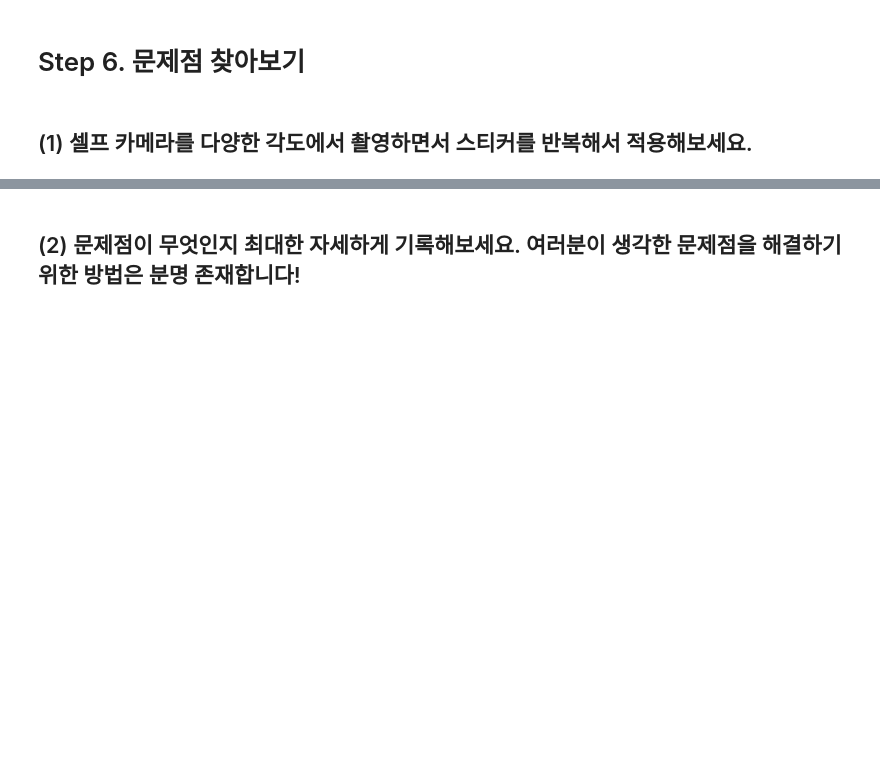
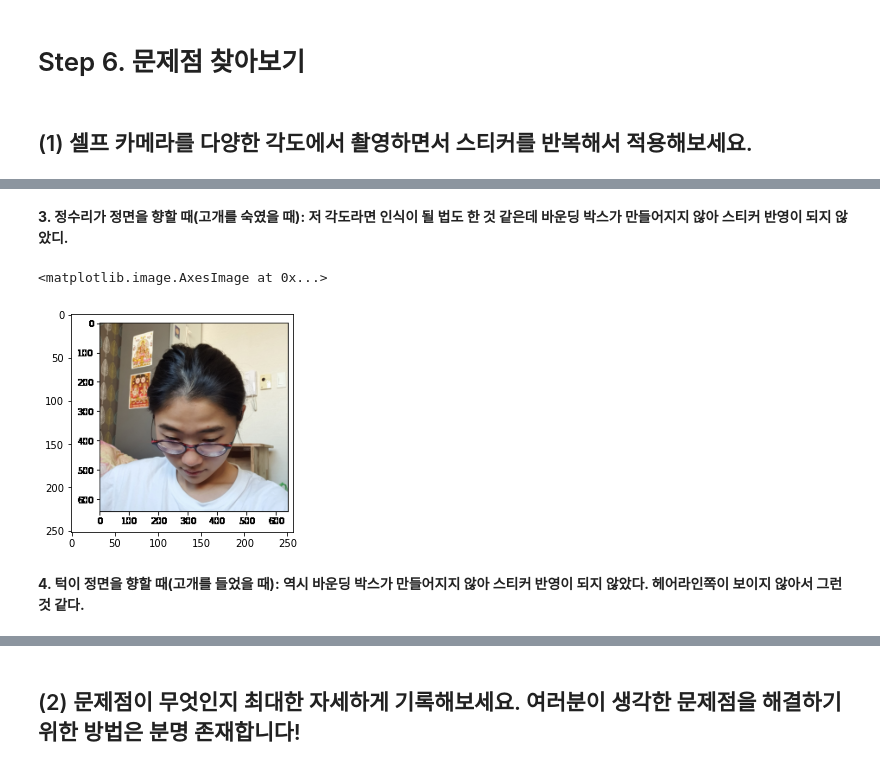
Before and after one commit to Jeongeun-Kwak/E, a Jupyter notebook: (E3) 3rd Camera Sticker App Initial Version Making.ipynb, the cells around one changed output, grey strips where cells are left out. Drawn from its saved outputs; the diff is of its cells as text; code cells hidden in the pictures; blank space fills up the shorter version.

```diff
--- a/(E3) 3rd Camera Sticker App Initial Version Making.ipynb
+++ b/(E3) 3rd Camera Sticker App Initial Version Making.ipynb
@@ -212,0 +249,12 @@ plt.show()
+# %% [markdown]
+**3. 정수리가 정면을 향할 때(고개를 숙였을 때): 저 각도라면 인식이 될 법도 한 것 같은데 바운딩 박스가 만들어지지 않아 스티커 반영이 되지 않았디.**
+# %%
+my_img_down = os.getenv('HOME')+'/aiffel/camera_sticker/pr_faces/my_down_cat.png'
+img_bgr_down = cv2.imread(my_img_down)
+img_rgb_down = cv2.cvtColor(img_bgr_down, cv2.COLOR_BGR2RGB)
+plt.imshow(img_rgb_down)
+# %% [output]
+<matplotlib.image.AxesImage at 0x...>
+[figure, added]
+# %% [markdown]
+**4. 턱이 정면을 향할 때(고개를 들었을 때): 역시 바운딩 박스가 만들어지지 않아 스티커 반영이 되지 않았다. 헤어라인쪽이 보이지 않아서 그런 것 같다.**
```
Also changed, not shown: parts of 38 cells of this notebook.
